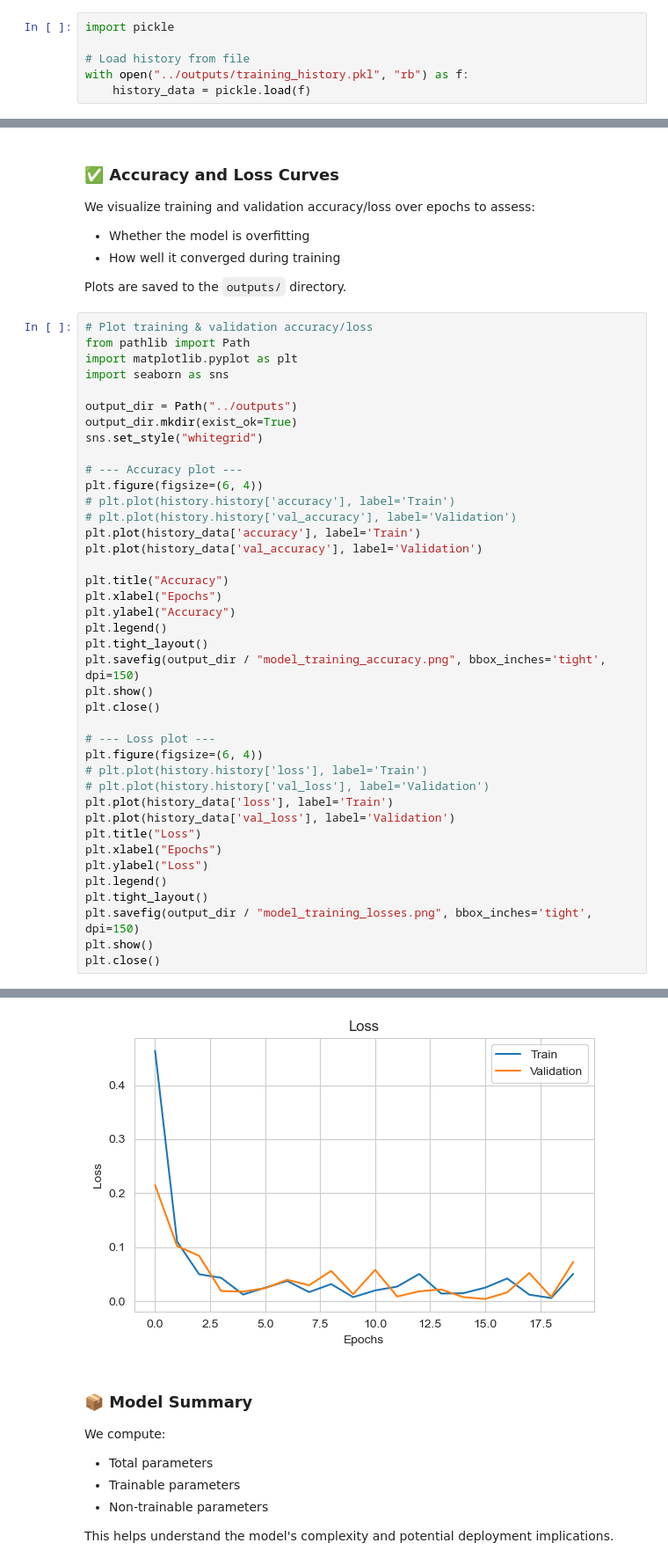
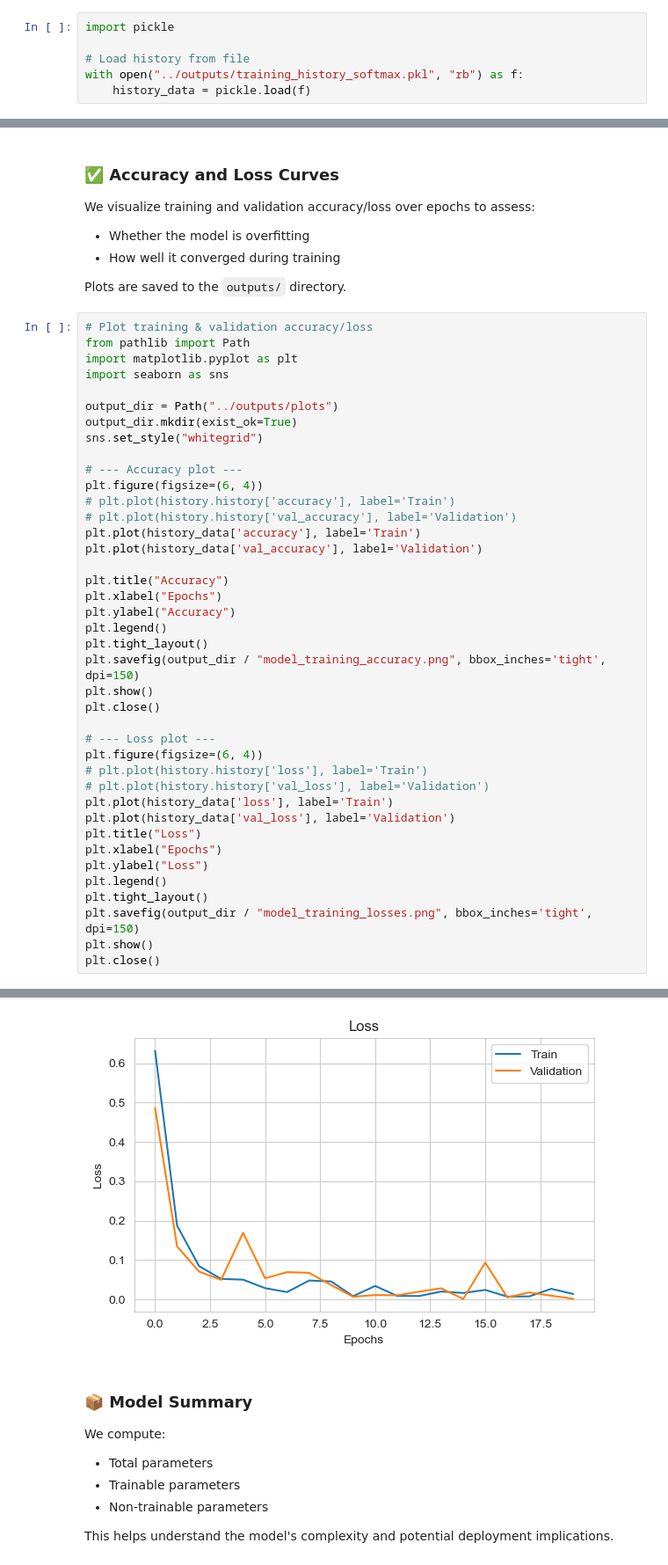
Before and after one commit to peleisaac/mildew-detection-project, a Jupyter notebook: jupyter_notebooks/06_ModelEvaluation.ipynb, the cells around one changed output, grey strips where cells are left out. Shown at 88% size. Drawn from its saved outputs; the diff is of its cells as text.

```diff
--- a/jupyter_notebooks/06_ModelEvaluation.ipynb
+++ b/jupyter_notebooks/06_ModelEvaluation.ipynb
@@ -46,7 +41,7 @@ I have made the below cell of code a raw simply because i don't want to keep re-
 import pickle
 
 # Load history from file
-with open("../outputs/training_history.pkl", "rb") as f:
+with open("../outputs/training_history_softmax.pkl", "rb") as f:
     history_data = pickle.load(f)
 # %% [markdown]
 Because i don't want to re build and train the model;
@@ -71,7 +68,7 @@ from pathlib import Path
 import matplotlib.pyplot as plt
 import seaborn as sns
 
-output_dir = Path("../outputs")
+output_dir = Path("../outputs/plots")
 output_dir.mkdir(exist_ok=True)
 sns.set_style("whitegrid")
 
@@ -110,4 +107,4 @@ plt.close()
-[figure, old version]
+[figure, new version]
 # %% [markdown]
 ### 📦 Model Summary
 
```
Also changed, not shown: parts of 14 cells of this notebook, 1 other file.
